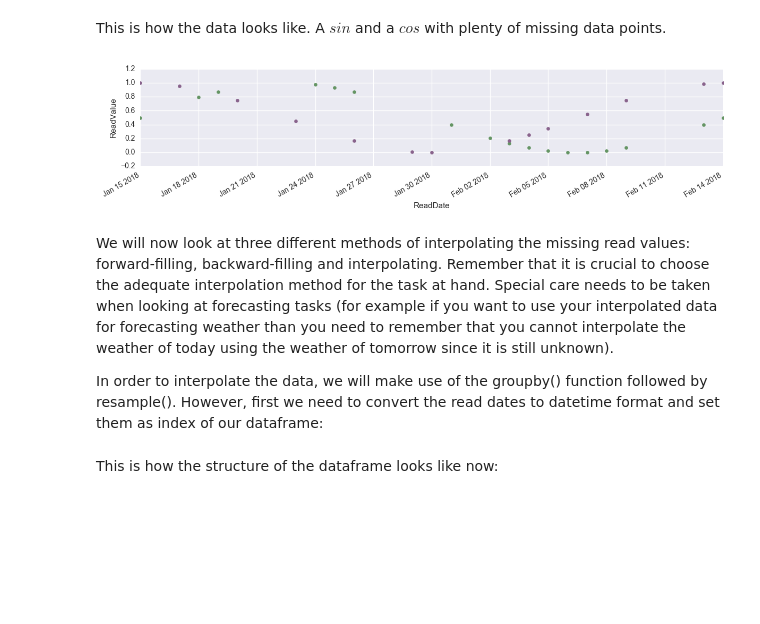
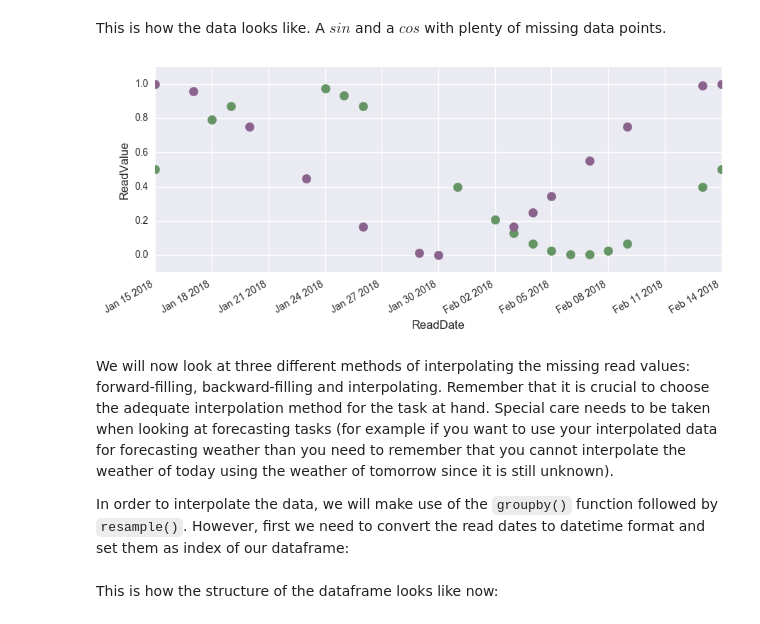
Before and after one commit to walkenho/tales-of-1001-data, a Jupyter notebook: timeseries-interpolation-in-spark/interpolating_time_series_p1_pandas.ipynb, the cells around one changed output. Cells and saved outputs as stored; diff of their text form; code cells hidden in the pictures; blank space fills up the shorter version.

```diff
--- a/timeseries-interpolation-in-spark/interpolating_time_series_p1_pandas.ipynb
+++ b/timeseries-interpolation-in-spark/interpolating_time_series_p1_pandas.ipynb
@@ -30,37 +30,43 @@ df0 = df0.drop(random.sample(range(df0.shape[0]), k=int(df0.shape[0]/2)))
 This is how the data looks like. A $sin$ and a $cos$ with plenty of missing data points.
 # %%
 # Generating a plot of the data with missing values
-
-# Setting figure size
-plt.rcParams["figure.figsize"] = (12,3)
+# Setting figure properties
+params = {'legend.fontsize' : 'large',
+         'figure.figsize': (9,4),
+         'axes.labelsize': 'large',
+         'xtick.labelsize': 'medium',
+         'ytick.labelsize': 'medium'}
+plt.rcParams.update(params)
 
 # Generate colors using nices seaborn color palette
 colors = {"house1": sns.color_palette("Set1", n_colors=8, desat=.5)[2],\
           "house2": sns.color_palette("Set1", n_colors=8, desat=.5)[3]}
 
 fig, ax = plt.subplots()
 
 for myhouse in ["house1", "house2"]:
-    ax.scatter(pd.DatetimeIndex(df0[df0.house==myhouse]['datetime']),\
-               df0[df0.house==myhouse]['readvalue'],\
-               color=colors[myhouse])
+    ax.scatter(pd.DatetimeIndex(df0[df0.house==myhouse]['datetime']),
+               df0[df0.house==myhouse]['readvalue'],
+               color=colors[myhouse],
+               s=80)
 
 ax.set_xlabel("ReadDate")
 ax.set_ylabel("ReadValue")
 
 # Format x-axis to properly displays dates
 fig.autofmt_xdate()
 ax.set_xlim(min(pd.DatetimeIndex(df0['datetime'])), max(pd.DatetimeIndex(df0['datetime'])))
+ax.set_ylim([-0.1, 1.1])
 
 plt.tight_layout()
-plt.savefig('interpolation_p1_fig1.jpg')
+plt.savefig('interpolating-timeseries-p1-pandas-fig1.png')
 plt.show()
 # %% [output]
-[figure, old version]
+[figure, new version]
 # %% [markdown]
 We will now look at three different methods of interpolating the missing read values: forward-filling, backward-filling and interpolating. Remember that it is crucial to choose the adequate interpolation method for the task at hand. Special care needs to be taken when looking at forecasting tasks (for example if you want to use your interpolated data for forecasting weather than you need to remember that you cannot interpolate the weather of today using the weather of tomorrow since it is still unknown).
 
-In order to interpolate the data, we will make use of the groupby() function followed by resample(). However, first we need to convert the read dates to datetime format and set them as index of our dataframe:
+In order to interpolate the data, we will make use of the `groupby()` function followed by `resample()`. However, first we need to convert the read dates to datetime format and set them as index of our dataframe:
 # %%
 df = df0.copy()
 df['datetime'] = pd.to_datetime(df['datetime'])
```
Also changed, not shown: parts of 3 cells of this notebook, 2 other files.
